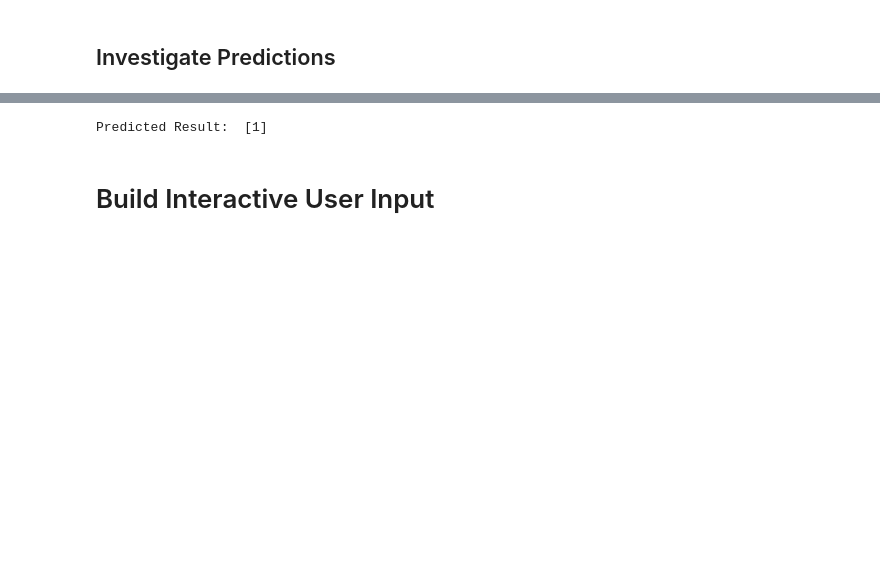
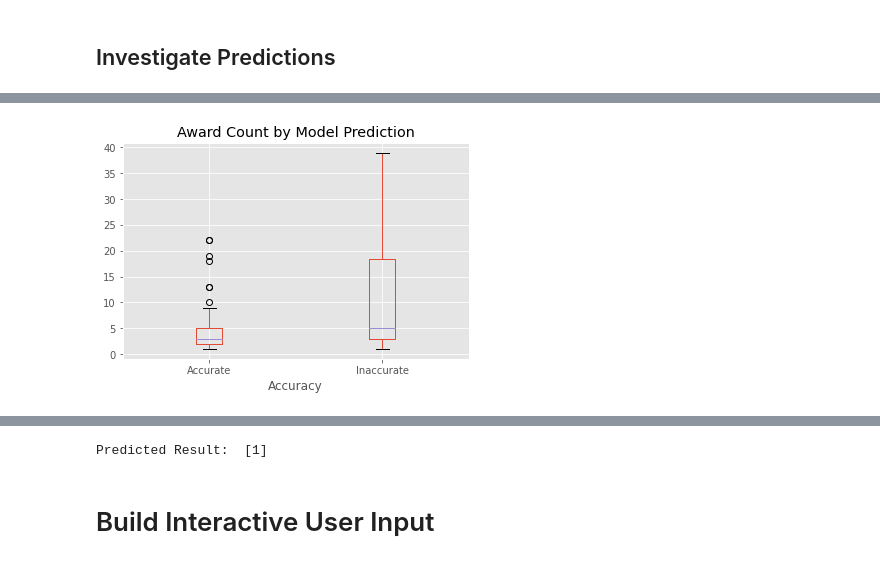
Before and after one commit to arivers444/Project_Finale, a Jupyter notebook: HOF_randomF.ipynb, the cells around one changed output, grey strips where cells are left out. Cells and saved outputs as stored; diff of their text form; code cells hidden in the pictures; blank space fills up the shorter version.

```diff
--- a/HOF_randomF.ipynb
+++ b/HOF_randomF.ipynb
@@ -459,0 +391,4 @@ df3
+# %%
+# Append dataframe with column comparing actual inducted to predicted accuracy.
+df3['Accuracy'] = np.where(df3['inducted'] == df3['predicted'], 'Accurate', 'Inaccurate')
+df3.head()
@@ -459,0 +403,11 @@ df3
+# %%
+# Create boxplot comparing award count data of accurately predicted outcomes versus inaccurately predicted outcomes.
+
+df3.boxplot(column='award_count', by='Accuracy')
+title_boxplot = 'Award Count by Model Prediction'
+plt.title(title_boxplot)
+plt.suptitle('')
+plt.savefig("analysis/AwardCountBoxplotbyPred.png")
+plt.show()
+# %% [output]
+[figure, added]
```
Also changed, not shown: parts of 33 cells of this notebook, 13 other files.
